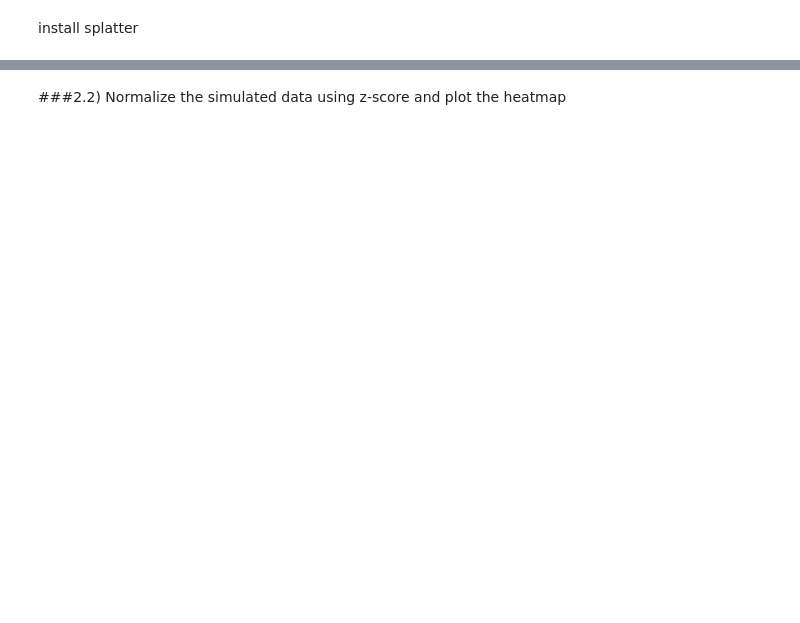
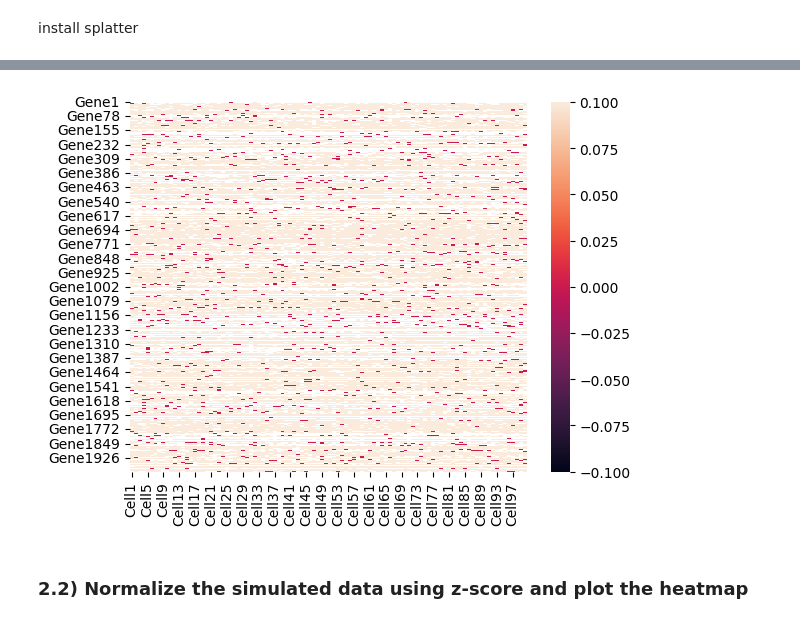
Before and after one commit to Velcorn/BKIM, a Jupyter notebook: Ex 02/Exercise 2 - Biostatistic.ipynb, the cells around one changed output, grey strips where cells are left out. Drawn from its saved outputs; the diff is of its cells as text; code cells hidden in the pictures; blank space fills up the shorter version.

```diff
--- a/Ex 02/Exercise 2 - Biostatistic.ipynb
+++ b/Ex 02/Exercise 2 - Biostatistic.ipynb
@@ -86,2 +146,8 @@ R error message: 'Error in plotHeatmap(sim) : could not find function "plotHeatm
+# %%
+log_sim = sim.transform(lambda x: np.log2(x))
+sns.heatmap(log_sim)
+plt.show()
+# %% [output]
+[figure, added]
 # %% [markdown]
-###2.2) Normalize the simulated data using z-score and plot the heatmap
+### 2.2) Normalize the simulated data using z-score and plot the heatmap
```
Also changed, not shown: parts of 22 cells of this notebook.
